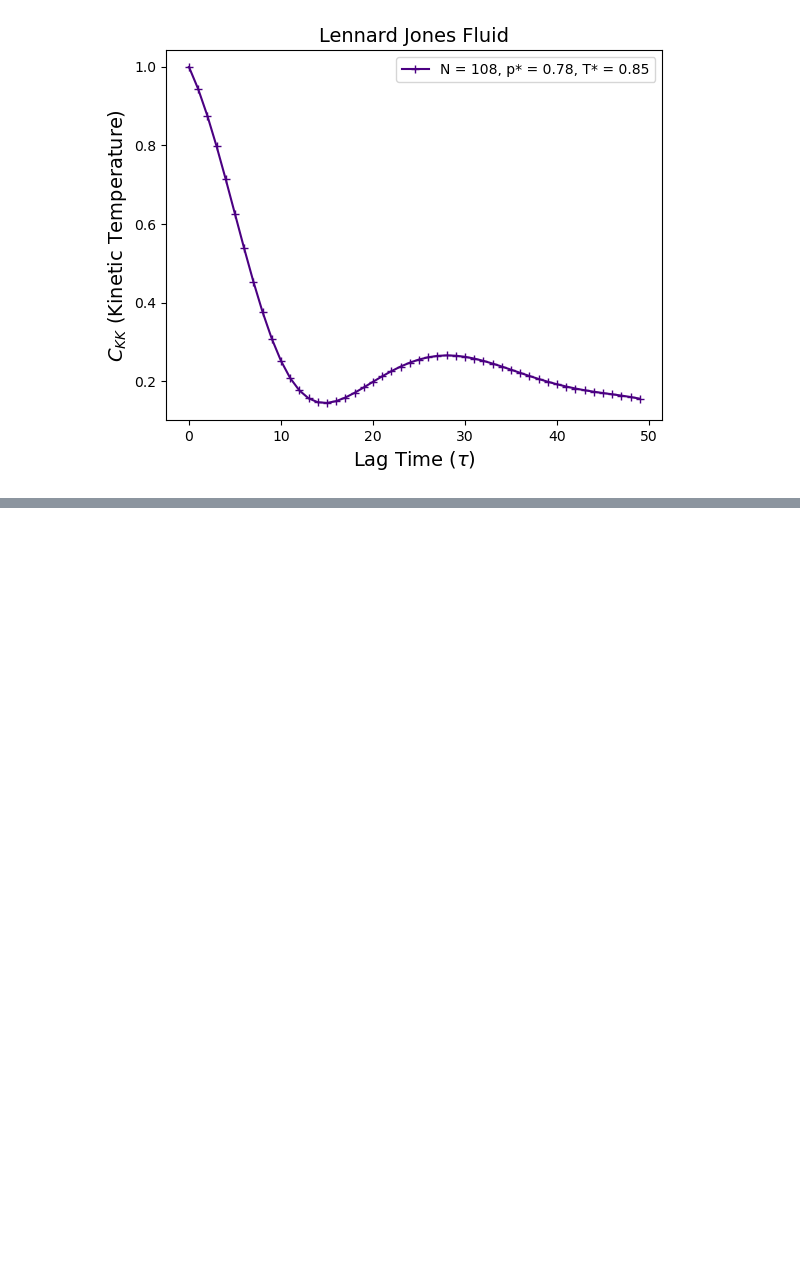
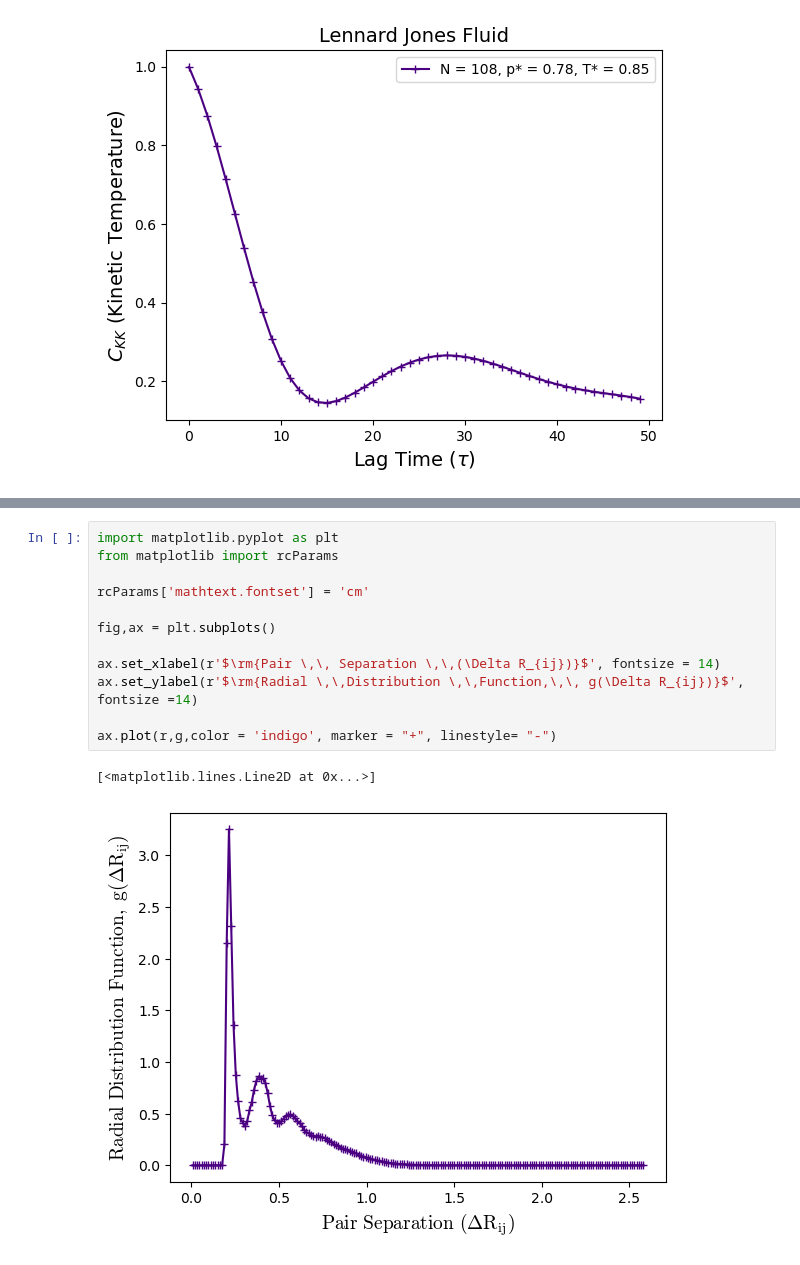
Before and after one commit to BrandonOnusaitis/LJ_Fluid-Correlation-Functions, a Jupyter notebook: calc.ipynb, the cells around one changed output, grey strips where cells are left out. Cells and saved outputs as stored; diff of their text form; blank space fills up the shorter version.

```diff
--- a/calc.ipynb
+++ b/calc.ipynb
@@ -115,0 +204,15 @@ plt.show()
+# %%
+import matplotlib.pyplot as plt
+from matplotlib import rcParams
+
+rcParams['mathtext.fontset'] = 'cm'
+
+fig,ax = plt.subplots()
+
+ax.set_xlabel(r'$\rm{Pair \,\, Separation \,\,(\Delta R_{ij})}$', fontsize = 14)
+ax.set_ylabel(r'$\rm{Radial \,\,Distribution \,\,Function,\,\, g(\Delta R_{ij})}$', fontsize =14)
+
+ax.plot(r,g,color = 'indigo', marker = "+", linestyle= "-")
+# %% [output]
+[<matplotlib.lines.Line2D at 0x...>]
+[figure, added]
```
Also changed, not shown: parts of 4 cells of this notebook, 1 other file.
